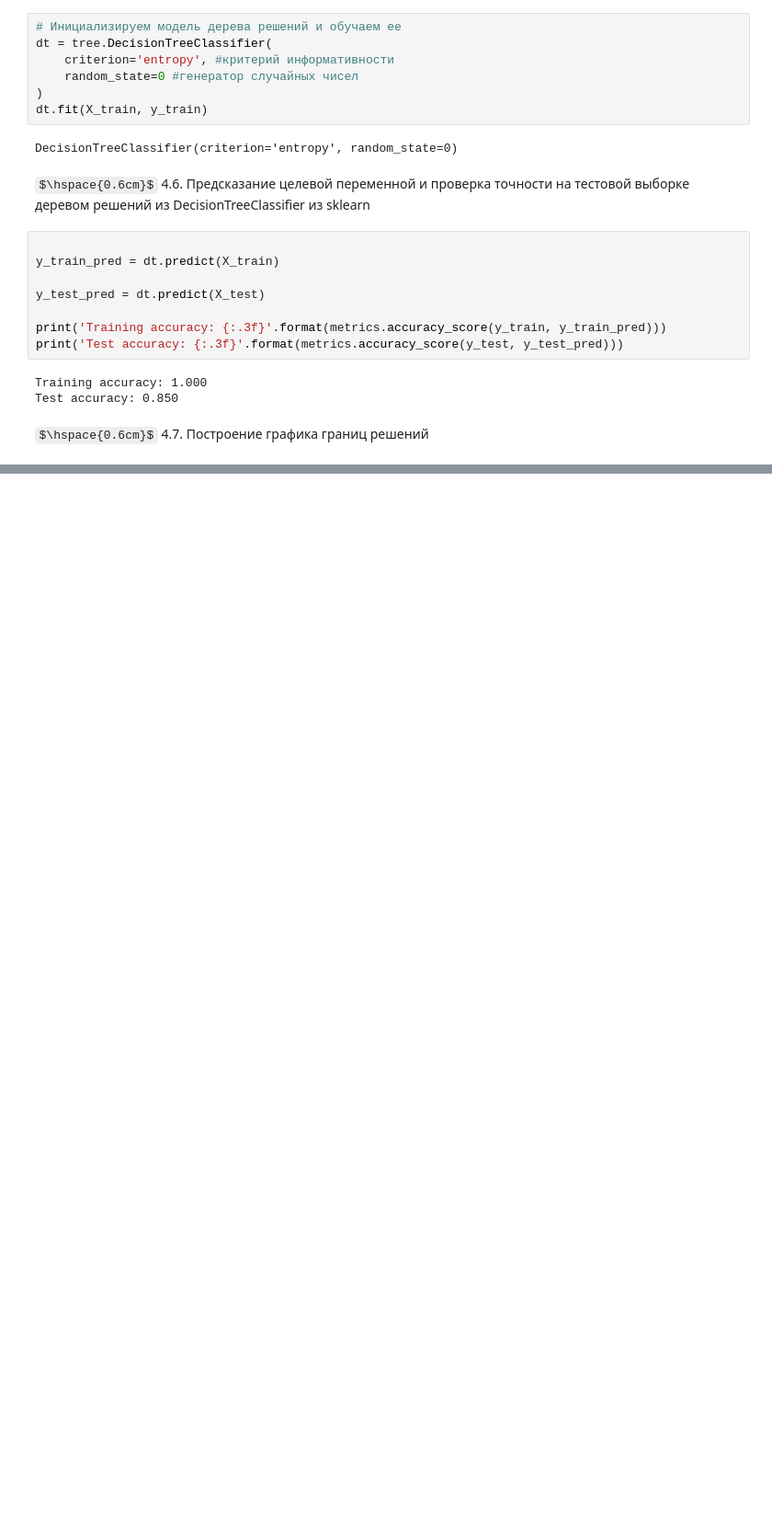
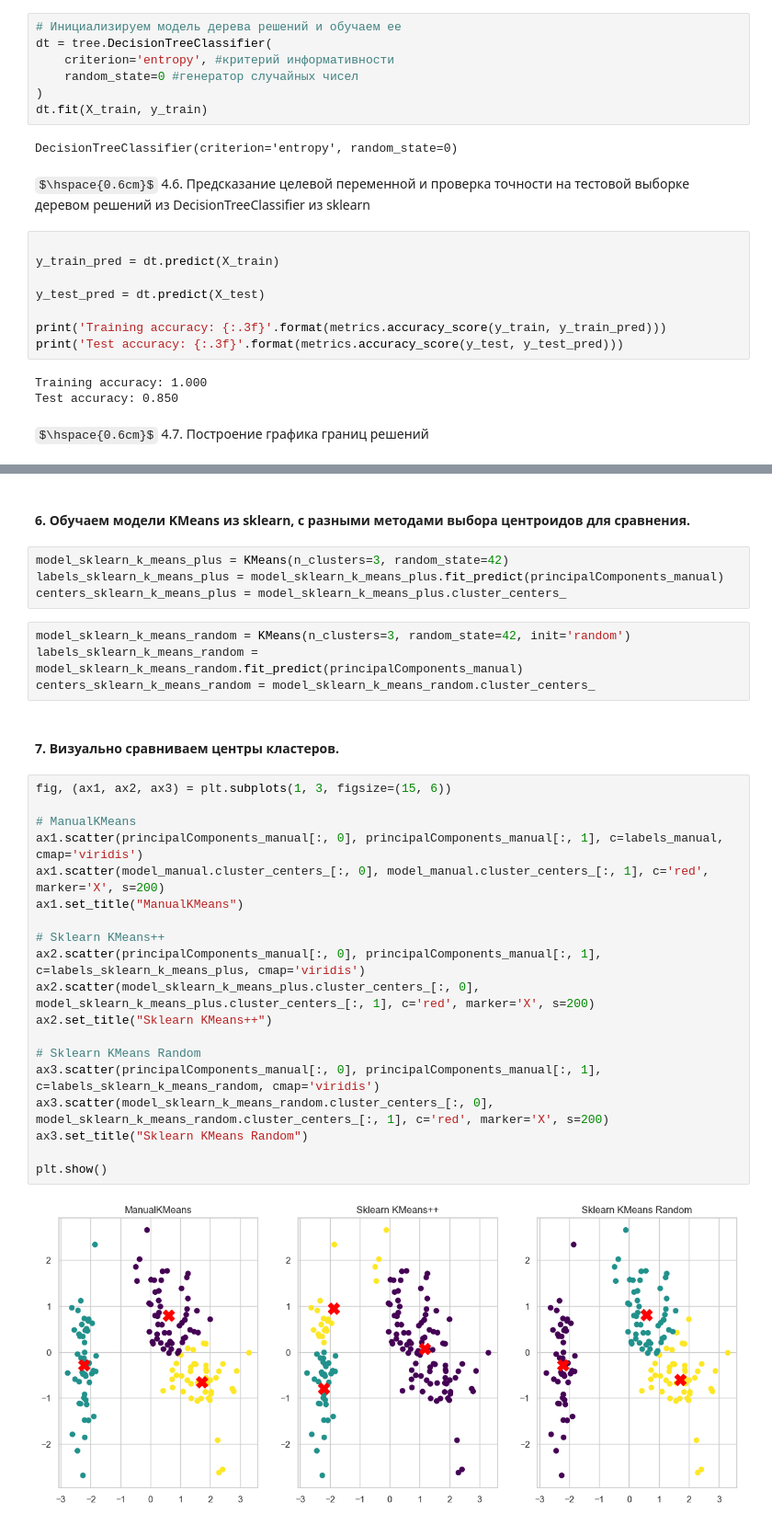
Before and after one commit to troydenys-git/New_MIFI_ML2, a Jupyter notebook: Math trees/Сессионное задание/Сесс. задание. Доп главы ВМ. Троян Д.И.ipynb, the cells around one changed output, grey strips where cells are left out. Shown at 92% size. Saved outputs shown, nothing was run; the diff lists cells and outputs as text; some formulas as TeX source; blank space fills up the shorter version.

```diff
--- a/Math trees/Сессионное задание/Сесс. задание. Доп главы ВМ. Троян Д.И.ipynb
+++ b/Math trees/Сессионное задание/Сесс. задание. Доп главы ВМ. Троян Д.И.ipynb
@@ -345,0 +714,33 @@ $$
+# %% [markdown]
+#### 6. Обучаем модели KMeans из sklearn, с разными методами выбора центроидов для сравнения.
+# %%
+model_sklearn_k_means_plus = KMeans(n_clusters=3, random_state=42)
+labels_sklearn_k_means_plus = model_sklearn_k_means_plus.fit_predict(principalComponents_manual)
+centers_sklearn_k_means_plus = model_sklearn_k_means_plus.cluster_centers_
+# %%
+model_sklearn_k_means_random = KMeans(n_clusters=3, random_state=42, init='random')
+labels_sklearn_k_means_random = model_sklearn_k_means_random.fit_predict(principalComponents_manual)
+centers_sklearn_k_means_random = model_sklearn_k_means_random.cluster_centers_
+# %% [markdown]
+#### 7. Визуально сравниваем центры кластеров.
+# %%
+fig, (ax1, ax2, ax3) = plt.subplots(1, 3, figsize=(15, 6))
+
+# ManualKMeans
+ax1.scatter(principalComponents_manual[:, 0], principalComponents_manual[:, 1], c=labels_manual, cmap='viridis')
+ax1.scatter(model_manual.cluster_centers_[:, 0], model_manual.cluster_centers_[:, 1], c='red', marker='X', s=200)
+ax1.set_title("ManualKMeans")
+
+# Sklearn KMeans++
+ax2.scatter(principalComponents_manual[:, 0], principalComponents_manual[:, 1], c=labels_sklearn_k_means_plus, cmap='viridis')
+ax2.scatter(model_sklearn_k_means_plus.cluster_centers_[:, 0], model_sklearn_k_means_plus.cluster_centers_[:, 1], c='red', marker='X', s=200)
+ax2.set_title("Sklearn KMeans++")
+
+# Sklearn KMeans Random
+ax3.scatter(principalComponents_manual[:, 0], principalComponents_manual[:, 1], c=labels_sklearn_k_means_random, cmap='viridis')
+ax3.scatter(model_sklearn_k_means_random.cluster_centers_[:, 0], model_sklearn_k_means_random.cluster_centers_[:, 1], c='red', marker='X', s=200)
+ax3.set_title("Sklearn KMeans Random")
+
+plt.show()
+# %% [output]
+[figure, added]
```
Also changed, not shown: parts of 37 cells of this notebook, 8 other files.
